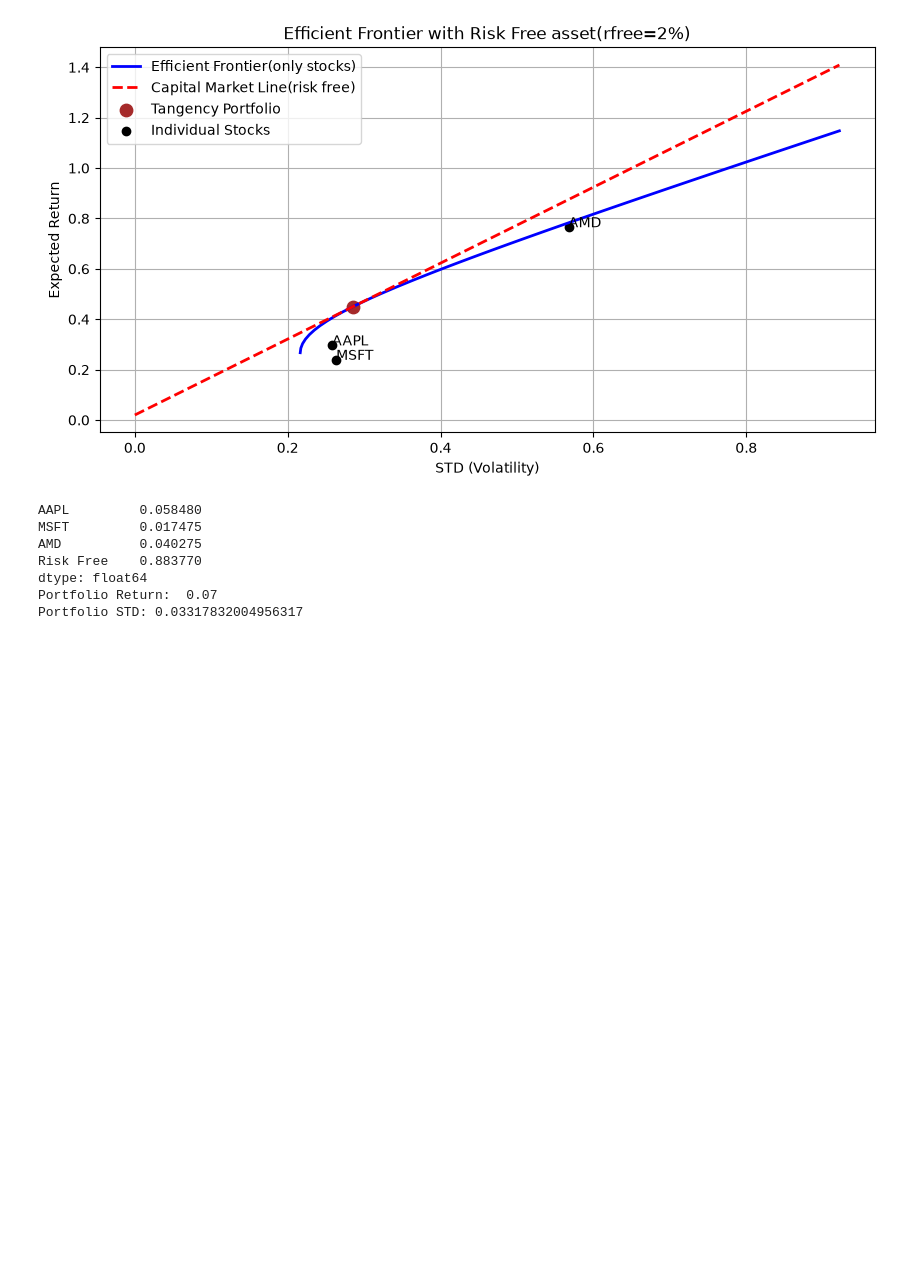
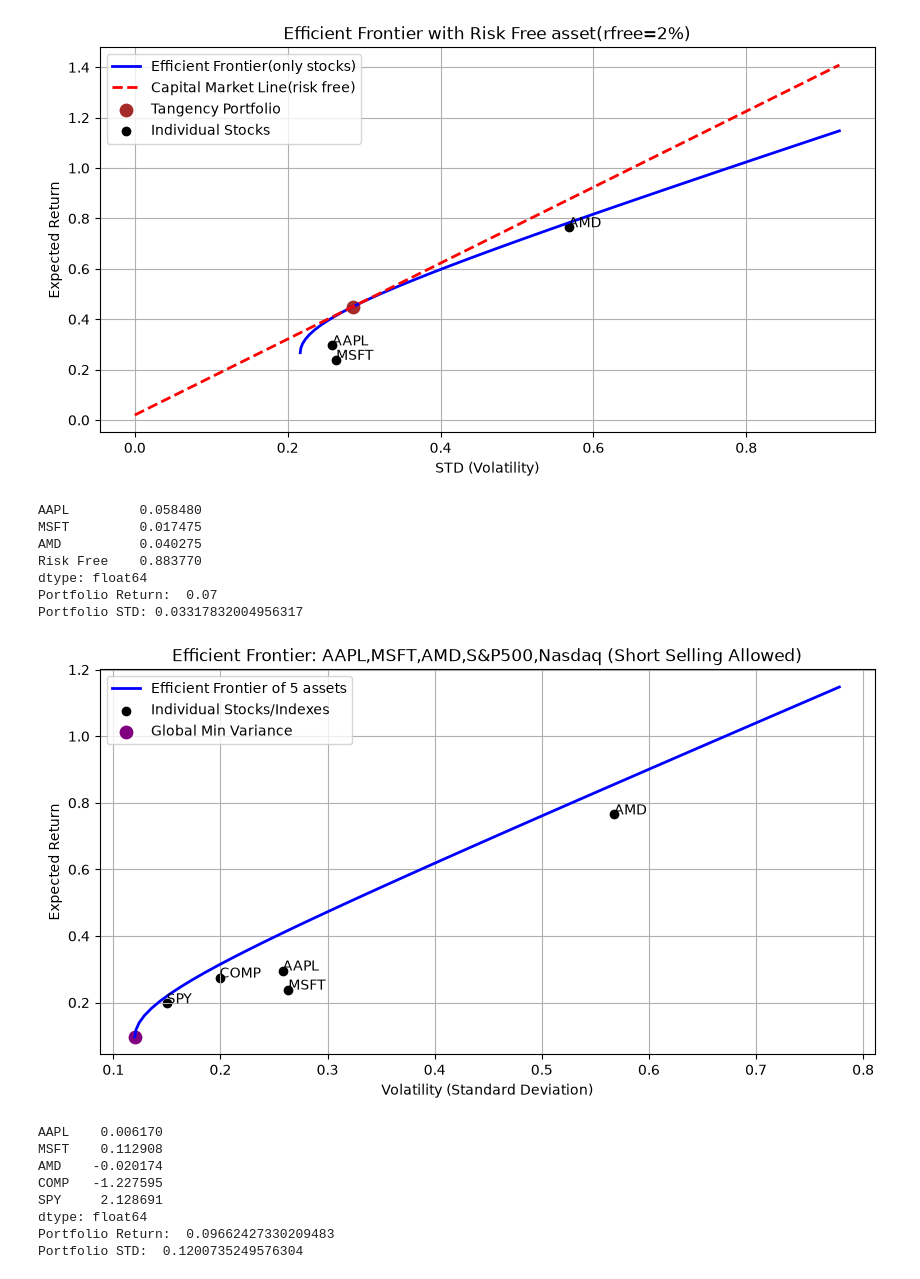
Before and after one commit to Shri-2006/BUS-367-HW3, a Jupyter notebook: Shriyans_Singh_114807762_BUS367_HW3.ipynb, the cells around one changed output. Drawn from its saved outputs; the diff is of its cells as text; code cells hidden in the pictures; blank space fills up the shorter version.

```diff
--- a/Shriyans_Singh_114807762_BUS367_HW3.ipynb
+++ b/Shriyans_Singh_114807762_BUS367_HW3.ipynb
@@ -184,3 +184,47 @@ Portfolio Return:  0.07
 Portfolio STD: 0.03317832004956317
 # %%
 #q8 SPY for S&P 500, unlike the nasdaq which has comp there is no direct thing for s&p500 besides spy.
+p=pd.DataFrame({"AAPL":file_load("AAPL.csv"),"MSFT":file_load("MSFT.csv"),"AMD":file_load("AMD.csv"),"COMP":file_load("COMP.csv"),"SPY":file_load("SPY.csv")})
+res=p.pct_change().dropna()
+muq8=252*res.mean().values
+Sigmaq8=(252*res.cov()).values
+namesq8=list(res.columns)
+stdsq8=np.sqrt(np.diag(Sigmaq8))
+#glob min var
+w_gmvq8=global_min_variance_portfolio(Sigmaq8)
+r_gmvq8=muq8@w_gmvq8
+sigma_gmvq8=np.sqrt(w_gmvq8@Sigmaq8@w_gmvq8)
+#eff fronteir like q4
+target_returnsq8 = np.linspace(r_gmvq8,muq8.max()*1.5, 50)
+volsq8, retsq8 = [], []
+for r_target in target_returnsq8:
+    w = min_var_portfolio(muq8, Sigmaq8, r_target)
+    retsq8.append(muq8@w)
+    volsq8.append(np.sqrt(w @ Sigmaq8 @ w))
+
+plt.figure(figsize=(10,5))
+plt.plot(volsq8, retsq8, 'b-', lw=2, label='Efficient Frontier of 5 assets')
+plt.scatter(stdsq8, muq8, color='black',label='Individual Stocks/Indexes')
+plt.title("Efficient Frontier: AAPL,MSFT,AMD,S&P500,Nasdaq (Short Selling Allowed)")
+for i,n in enumerate(namesq8):
+    plt.annotate(n,(stdsq8[i],muq8[i]))
+plt.scatter(sigma_gmvq8, r_gmvq8, color='purple',s=80,label='Global Min Variance')
+plt.xlabel("Volatility (Standard Deviation)")
+plt.ylabel("Expected Return")
+plt.legend()
+plt.grid(True)
+plt.show()
+#min var with greater exp. return of 7% since its already at greater than 9% so its not binding
+print(pd.Series(w_gmvq8,index=namesq8))
+print("Portfolio Return: ",r_gmvq8)
+print("Portfolio STD: ",sigma_gmvq8)
+# %% [output]
+[figure, added]
+AAPL    0.006170
+MSFT    0.112908
+AMD    -0.020174
+COMP   -1.227595
+SPY     2.128691
+dtype: float64
+Portfolio Return:  0.09662427330209483
+Portfolio STD:  0.1200735249576304
```
Also changed, not shown: parts of 2 cells of this notebook.
